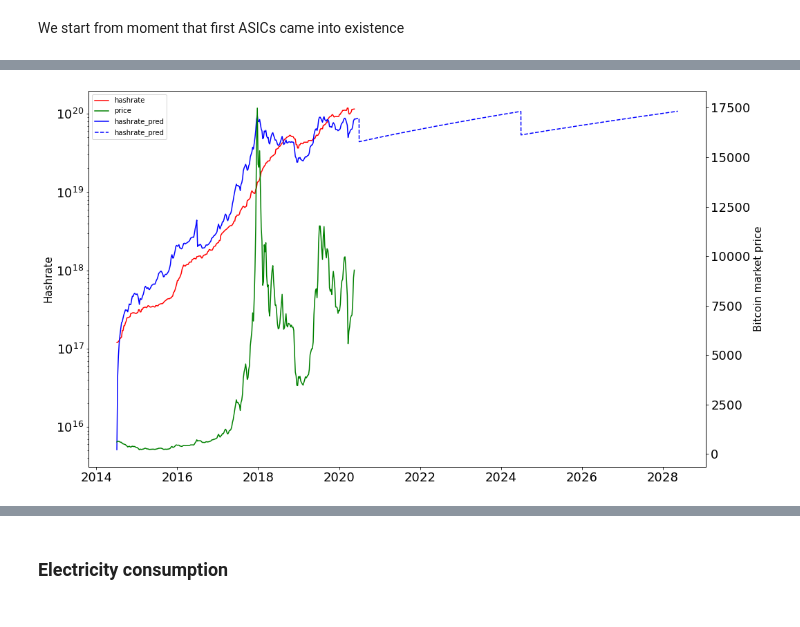
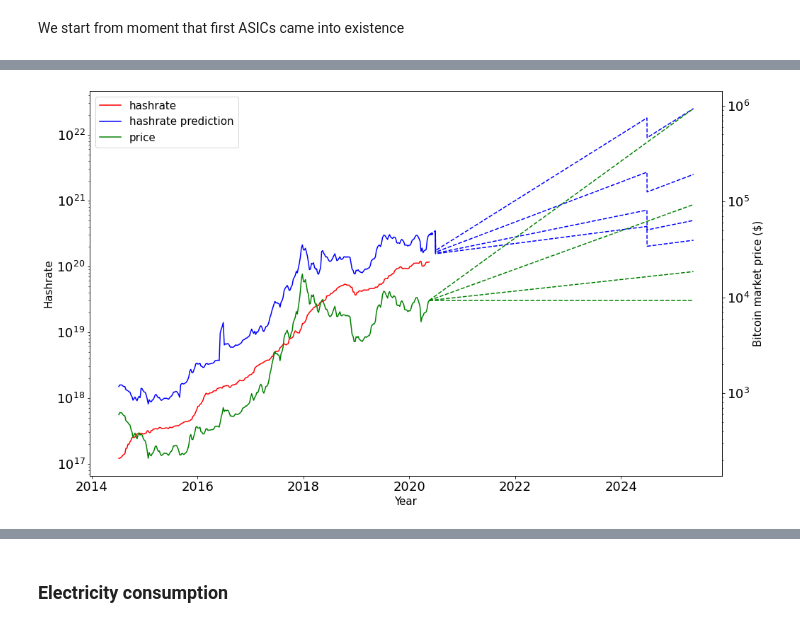
Before and after one commit to Lukasdeloose/sustainable_blockchain, a Jupyter notebook: data_analysis/history.ipynb, the cells around one changed output, grey strips where cells are left out. Saved outputs shown, nothing was run; the diff lists cells and outputs as text; code cells hidden in the pictures.

Commit message:
hashrate and consumption predictions

```diff
--- a/data_analysis/history.ipynb
+++ b/data_analysis/history.ipynb
@@ -693,20 +777,23 @@ def gamma(t):
         return rew
 #gamma(datetime(2020,8,13))
 # %%
-n0 = hardware.loc[0, 'consumption']
 def H(x,t):
-    return gamma(t)*x/(BTC_block_time*n(n0,t)*std_PUE['estimate']*avg_elec_price)
-#H(9000, datetime.now())
+    # If before last hardware, take startdate, else last hardware
+    return gamma(t)*x/(BTC_block_time*n(t)*std_PUE['estimate']*avg_elec_price)
 # %%
 #Image(FIG_PATH+"compound_interest.png")
 # n = 1
 # t per year
 def price_future(P, r, t):
     return P*(1 + r)**(t/365)
+
+def r_from_x(x, t):
+    """ Calculate the rate when we want an x increase over time t"""
+    return x**(1/t)-1
 # %%
 # Create date
 extra_start = 1
-days_future = 365*8+extra_start
+days_future = 365*5+extra_start
 base = bitcoin.index[len(bitcoin.index)-extra_start]
 date_list = [base + timedelta(days=x) for x in range(days_future)]
 
@@ -722,35 +852,46 @@ bitcoin_future = pd.DataFrame({'time' : date_list, 'price': prices, 'hardware_co
+# %%
+futures = {}
+years = 5
+for x in [1, 2, 10, 100]:
+    futures[x] = simulate_future(r_from_x(x,years), years)
 # %%
 fig, ax1 = plt.subplots(figsize=(16,10))
 
+# Real hashrate
 ln1 = ax1.plot(bitcoin['hashrate'],color="red", label="hashrate")
 
-#t = bitcoin.index
+# Predicted historical hashrate
 bitcoin['hashrate_pred'] = bitcoin.apply(lambda x: H(x.price, x.name),axis=1)
-ln3 = ax1.plot(bitcoin['hashrate_pred'], color="blue", label="hashrate_pred")
+ln2 = ax1.plot(bitcoin['hashrate_pred'], color="blue", label="hashrate prediction")
 
-t2 = bitcoin_future.time
-bitcoin_future['hashrate'] = bitcoin_future.apply(lambda x: H(x.price, x.time),axis=1)
-ln4 = ax1.plot(t2,bitcoin_future['hashrate'], '--',color="blue", label="hashrate_pred")
+# Historical price
+ax2 = ax1.twinx()
+ln3 = ax2.plot(bitcoin['price'], color="green", label="price")
 
+lines = ln1 + ln2 + ln3
 
-ax2 = ax1.twinx()
+# Predicted future hashrate
+for x, future in futures.items():
+    ax1.plot(future['time'], future['hashrate'], '--',color="blue")
+    ax2.plot(future['time'], future['price'], '--', color="green")
 
-ln2 = ax2.plot(bitcoin['price'], color="green", label="price")
-
-lns = ln1+ln2+ln3+ln4
-labs = [l.get_label() for l in lns]
-ax1.legend(lns, labs, loc=0)
-
-#ax2.legend(loc='upper left')
+labs = [l.get_label() for l in lines]
+ax1.legend(lines, labs, loc=0, fontsize=15)
 
 ax1.set_yscale('log')
+ax2.set_yscale('log')
+
 ax1.set_ylabel('Hashrate', fontsize = 15)
-ax2.set_ylabel('Bitcoin market price', fontsize = 15)
+ax2.set_ylabel('Bitcoin market price ($)', fontsize = 15)
+
+ax1.set_xlabel('Year', fontsize = 15)
 
 ax1.tick_params(axis="x", labelsize=18)
 ax1.tick_params(axis="y", labelsize=18)
 ax2.tick_params(axis="y", labelsize=18)
 
+plt.savefig(FIG_PATH+'BTC_hashrate_prediction.png')
+
 plt.show()
 # %% [output]
-[figure, old version]
+[figure, new version]
```
Also changed, not shown: parts of 34 cells of this notebook, 2 other files.
